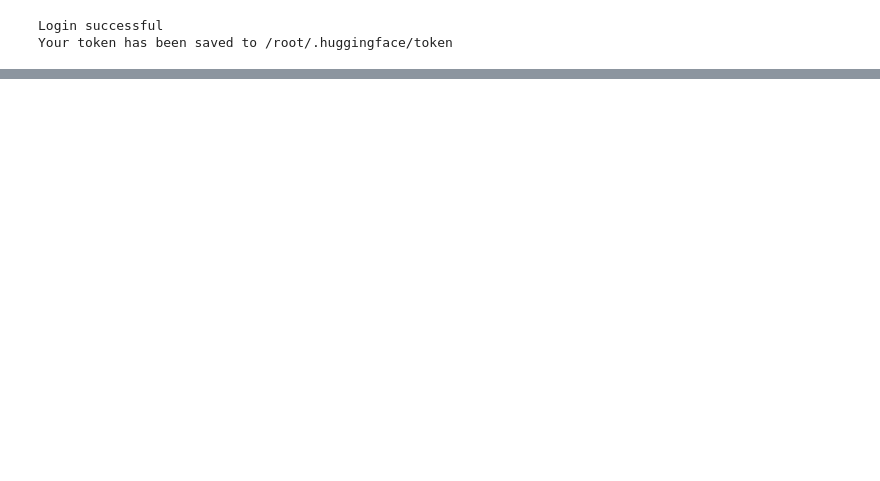
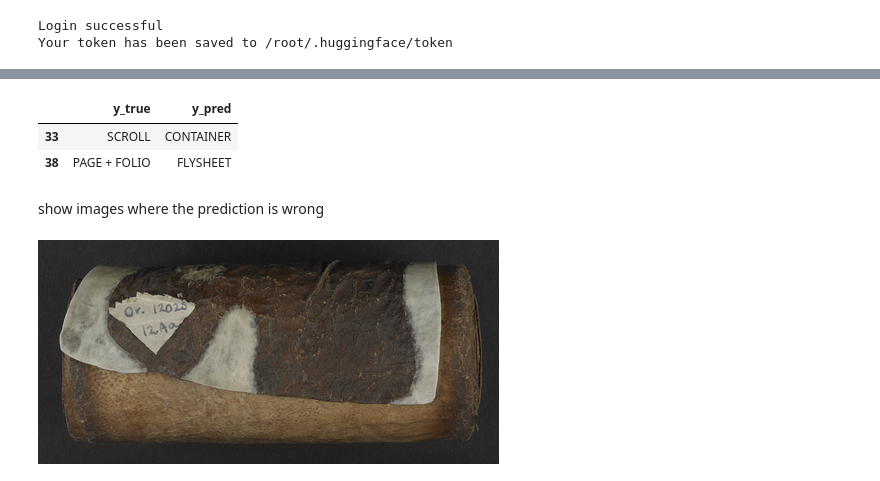
Before and after one commit to davanstrien/flyswot-gym, a Jupyter notebook: flyswot_gym.ipynb, the cells around one changed output, grey strips where cells are left out. Saved outputs shown, nothing was run; the diff lists cells and outputs as text; code cells hidden in the pictures; blank space fills up the shorter version.

```diff
--- a/flyswot_gym.ipynb
+++ b/flyswot_gym.ipynb
@@ -62,0 +153,12 @@ trainer
+# %%
+df[df.y_true != df.y_pred]
+# %% [output]
+|  | y_true | y_pred |
+| 33 | SCROLL | CONTAINER |
+| 38 | PAGE + FOLIO | FLYSHEET |
+# %% [markdown]
+show images where the prediction is wrong
+# %%
+test_ds[33]['image']
+# %% [output]
+[figure, added]
```
Also changed, not shown: parts of 32 cells of this notebook.
